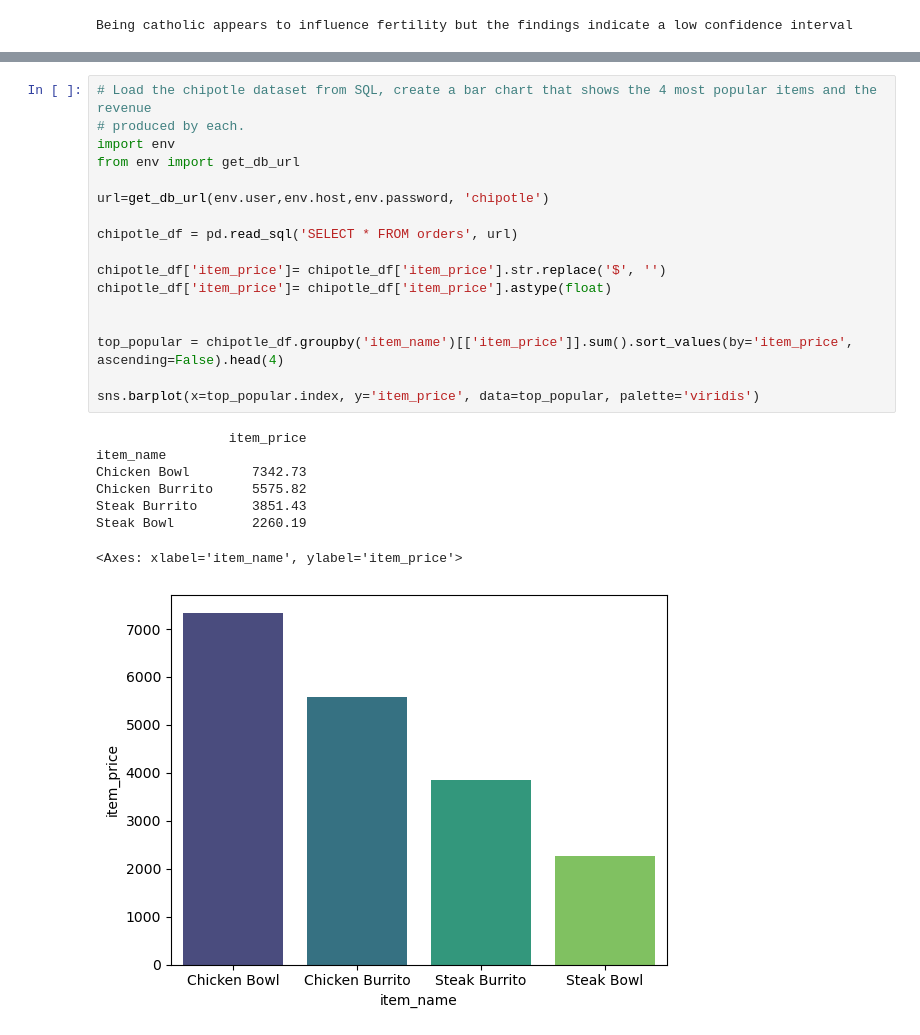
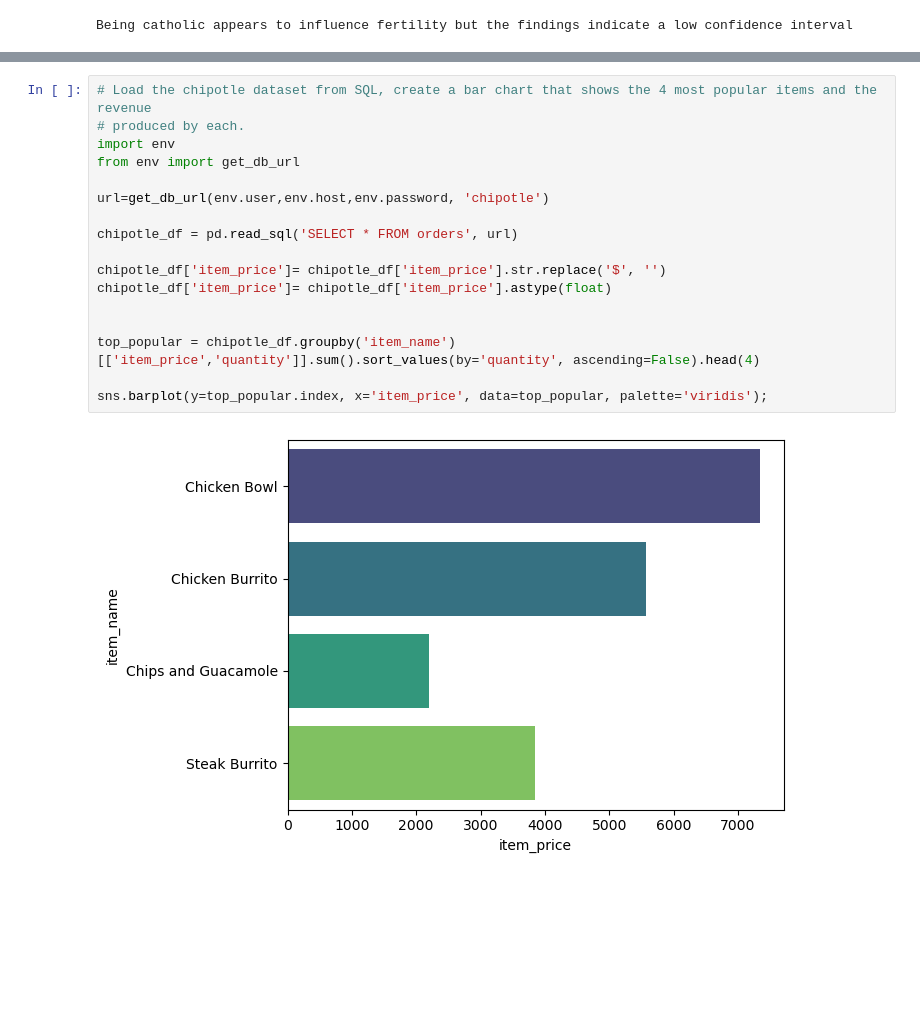
Before and after one commit to Alantheus-Thompson/ds_libraries_exercises, a Jupyter notebook: seaborn_exercises.ipynb, the cells around one changed output, grey strips where cells are left out. Cells and saved outputs as stored; diff of their text form; blank space fills up the shorter version.

```diff
--- a/seaborn_exercises.ipynb
+++ b/seaborn_exercises.ipynb
@@ -186,29 +165,22 @@ catholic correlates most strongly with fertility
 # %%
 # Load the chipotle dataset from SQL, create a bar chart that shows the 4 most popular items and the revenue
 # produced by each.
 import env
 from env import get_db_url
 
 url=get_db_url(env.user,env.host,env.password, 'chipotle')
 
 chipotle_df = pd.read_sql('SELECT * FROM orders', url)
 
 chipotle_df['item_price']= chipotle_df['item_price'].str.replace('$', '')
 chipotle_df['item_price']= chipotle_df['item_price'].astype(float)
 
 
-top_popular = chipotle_df.groupby('item_name')[['item_price']].sum().sort_values(by='item_price', ascending=False).head(4)
+top_popular = chipotle_df.groupby('item_name')[['item_price','quantity']].sum().sort_values(by='quantity', ascending=False).head(4)
 
-sns.barplot(x=top_popular.index, y='item_price', data=top_popular, palette='viridis')
+sns.barplot(y=top_popular.index, x='item_price', data=top_popular, palette='viridis');
 # %% [output]
-                 item_price
-item_name
-Chicken Bowl        7342.73
-Chicken Burrito     5575.82
-Steak Burrito       3851.43
-Steak Bowl          2260.19
-<Axes: xlabel='item_name', ylabel='item_price'>
-[figure, old version]
+[figure, new version]
 # %%
 # Load the sleepstudy dataset from pydataset and read it's documentation. Use seaborn to create a line chart of all
 # the individual subject's reaction times and a more prominant line showing the average change in reaction time.
```
Also changed, not shown: parts of 6 cells of this notebook.
